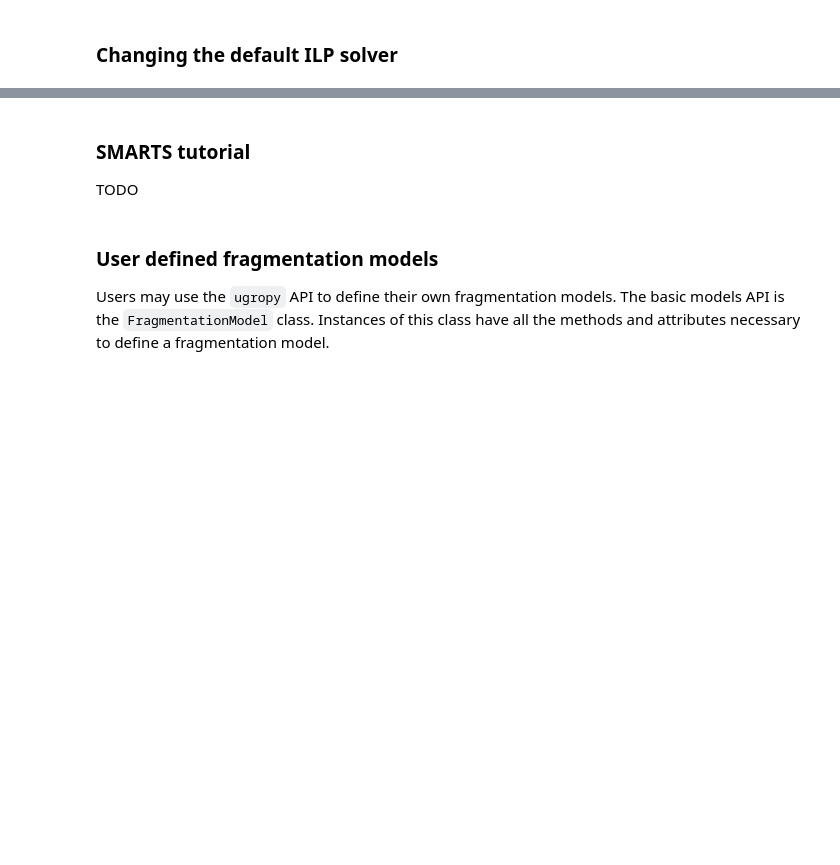
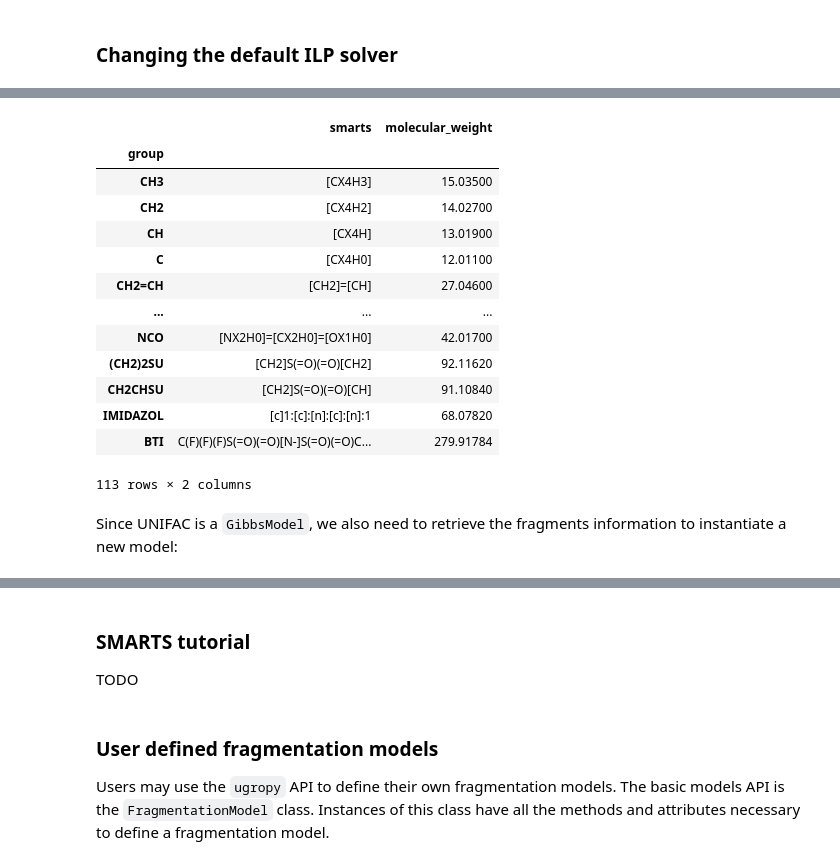
Before and after one commit to ipqa-research/ugropy, a Jupyter notebook: docs/source/tutorial/power_user.ipynb, the cells around one changed output, grey strips where cells are left out. Saved outputs shown, nothing was run; the diff lists cells and outputs as text; code cells hidden in the pictures; blank space fills up the shorter version.

```diff
--- a/docs/source/tutorial/power_user.ipynb
+++ b/docs/source/tutorial/power_user.ipynb
@@ -174,0 +428,22 @@ aasdasd
+# %%
+subgroups = unifac.subgroups.copy()
+
+subgroups
+# %% [output]
+|  | smarts | molecular_weight |
+| group |  |  |
+| CH3 | [CX4H3] | 15.03500 |
+| CH2 | [CX4H2] | 14.02700 |
+| CH | [CX4H] | 13.01900 |
+| C | [CX4H0] | 12.01100 |
+| CH2=CH | [CH2]=[CH] | 27.04600 |
+| ... | ... | ... |
+| NCO | [NX2H0]=[CX2H0]=[OX1H0] | 42.01700 |
+| (CH2)2SU | [CH2]S(=O)(=O)[CH2] | 92.11620 |
+| CH2CHSU | [CH2]S(=O)(=O)[CH] | 91.10840 |
+| IMIDAZOL | [c]1:[c]:[n]:[c]:[n]:1 | 68.07820 |
+| BTI | C(F)(F)(F)S(=O)(=O)[N-]S(=O)(=O)C... | 279.91784 |
+113 rows × 2 columns
+# %% [markdown]
+Since UNIFAC is a `GibbsModel`, we also need to retrieve the fragments
+information to instantiate a new model:
```
Also changed, not shown: parts of 48 cells of this notebook, 6 other files.
